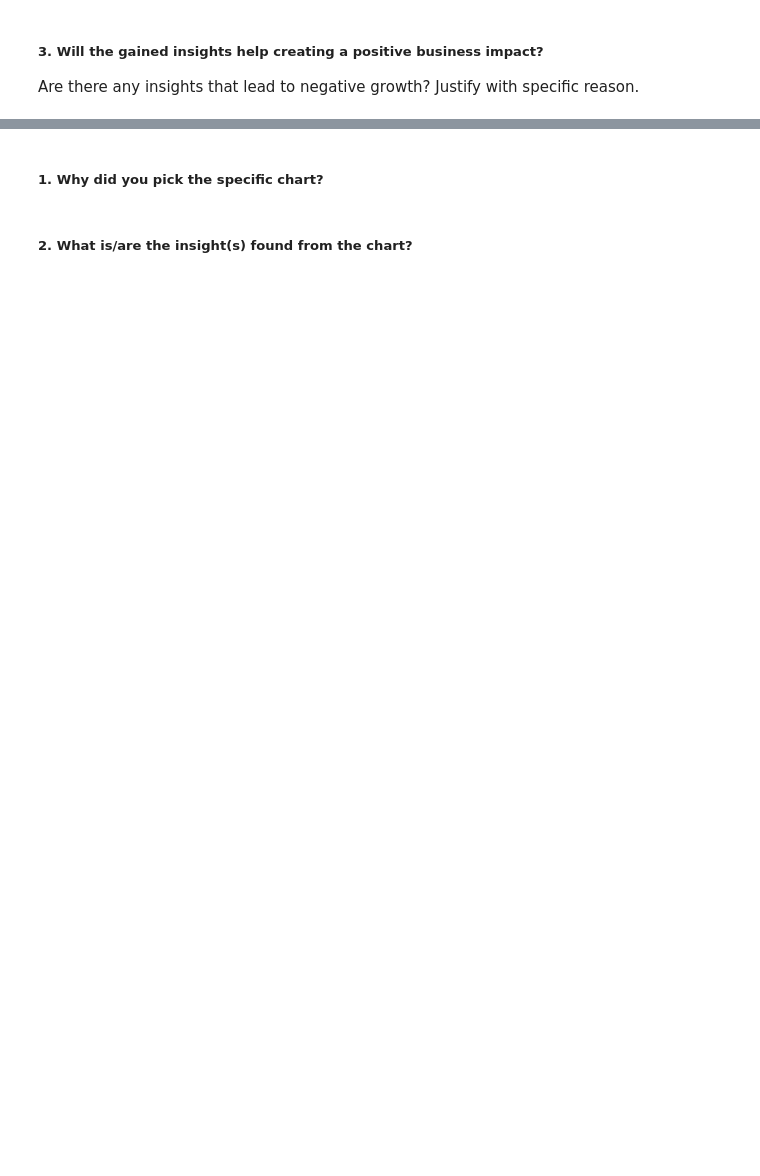
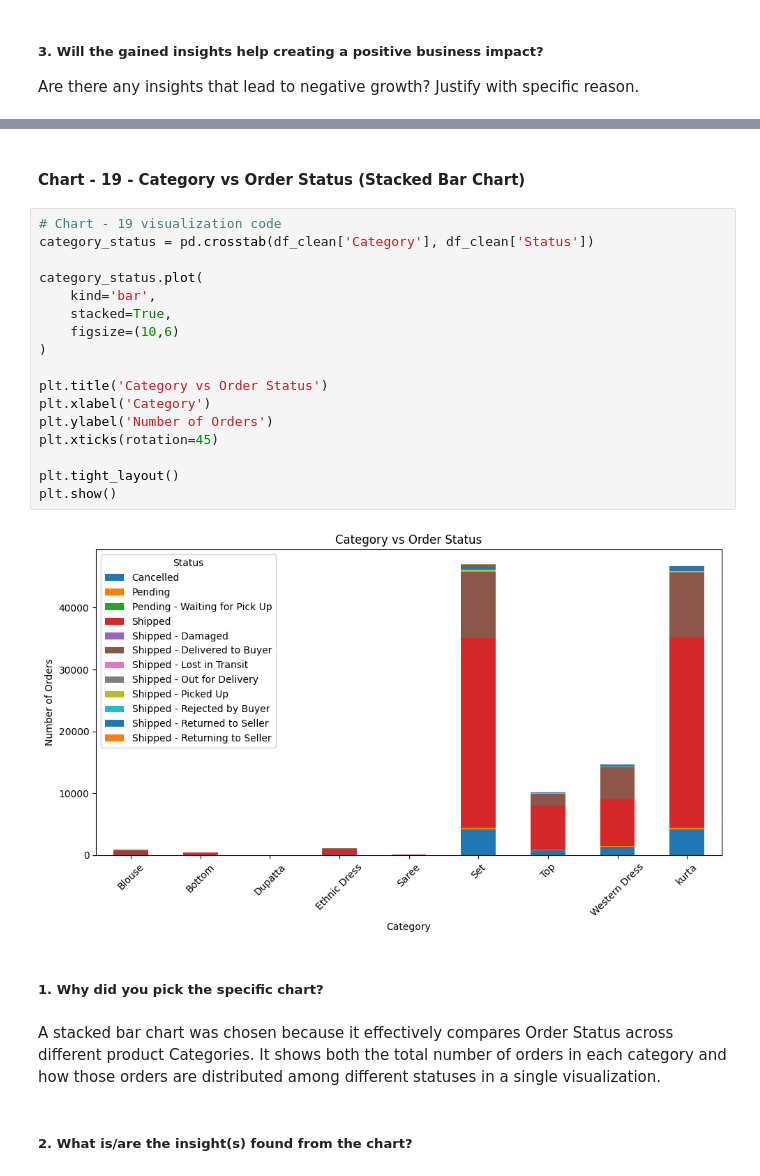
Before and after one commit to adityajain9756-rgb/ecommerce-sales-analysis, a Jupyter notebook: EDA_aditya_amazon.ipynb, the cells around one changed output, grey strips where cells are left out. Saved outputs shown, nothing was run; the diff lists cells and outputs as text; blank space fills up the shorter version.

```diff
--- a/EDA_aditya_amazon.ipynb
+++ b/EDA_aditya_amazon.ipynb
@@ -1022,4 +1044,27 @@ Are there any insights that lead to negative growth? Justify with specific reaso
+# %% [markdown]
+#### Chart - 19 - Category vs Order Status (Stacked Bar Chart)
+# %%
+# Chart - 19 visualization code
+category_status = pd.crosstab(df_clean['Category'], df_clean['Status'])
+
+category_status.plot(
+    kind='bar',
+    stacked=True,
+    figsize=(10,6)
+)
+
+plt.title('Category vs Order Status')
+plt.xlabel('Category')
+plt.ylabel('Number of Orders')
+plt.xticks(rotation=45)
+
+plt.tight_layout()
+plt.show()
+# %% [output]
+[figure, added]
 # %% [markdown]
 ##### 1. Why did you pick the specific chart?
+# %% [markdown]
+A stacked bar chart was chosen because it effectively compares Order Status across different product Categories. It shows both the total number of orders in each category and how those orders are distributed among different statuses in a single visualization.
 # %% [markdown]
 ##### 2. What is/are the insight(s) found from the chart?
```
Also changed, not shown: parts of 47 cells of this notebook.
